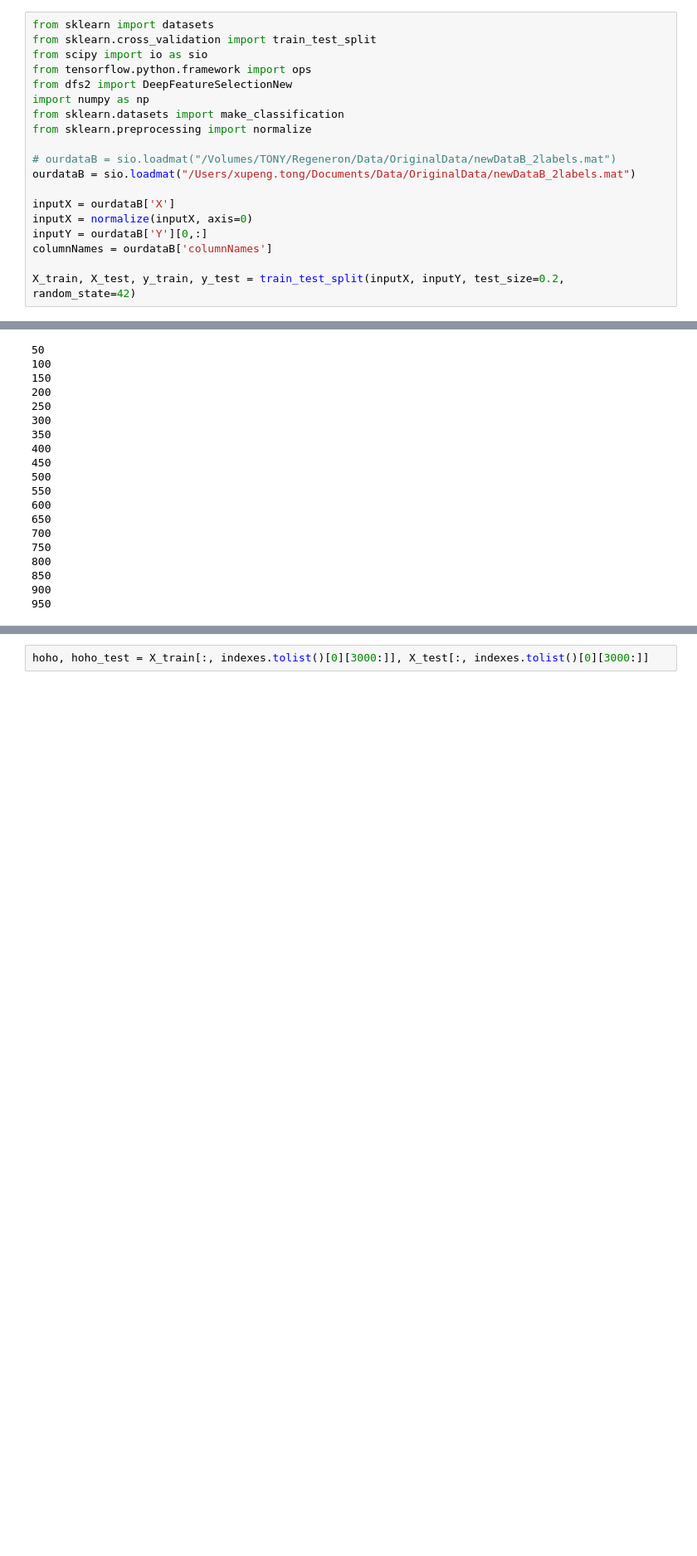
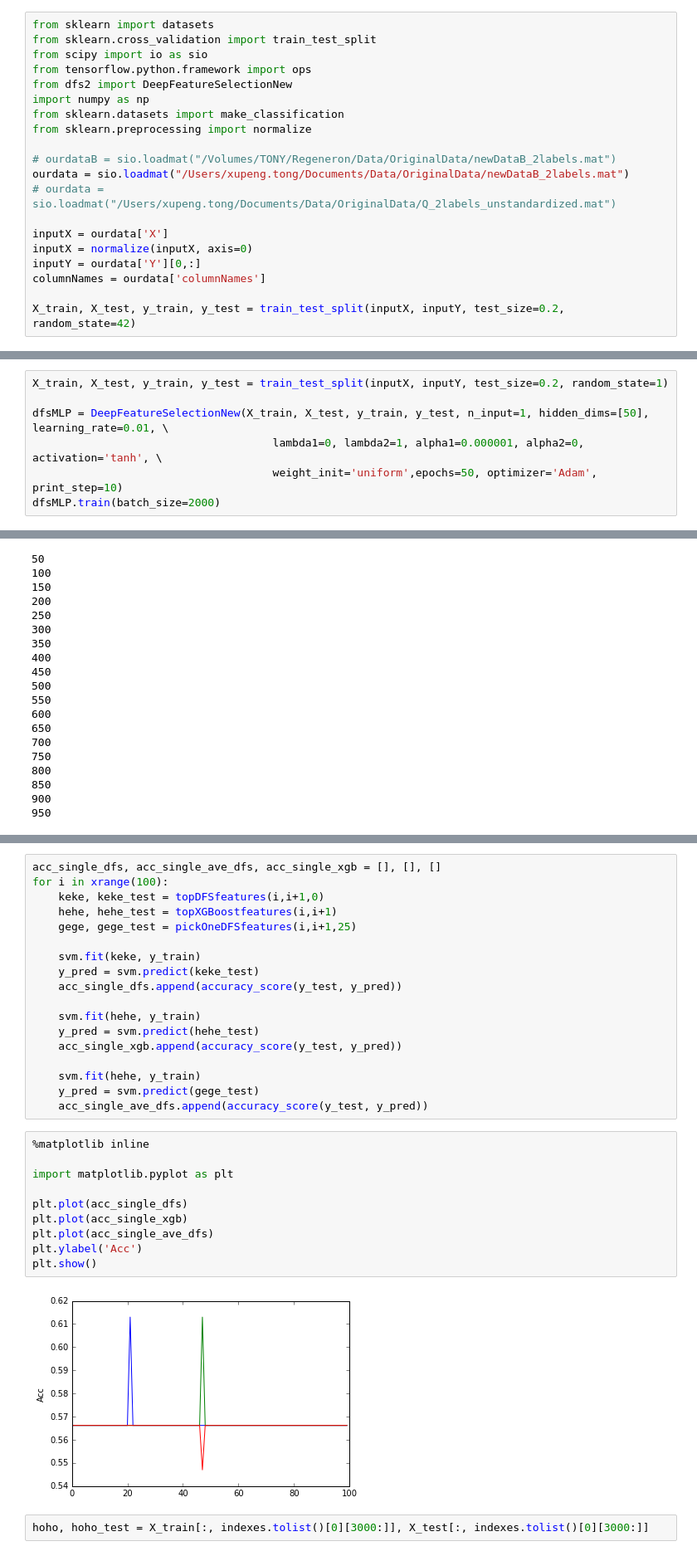
Before and after one commit to tonyabracadabra/DeepFeatureSelection--Tensorflow, a Jupyter notebook: ATest!.ipynb, the cells around one changed output, grey strips where cells are left out. Shown: that part at 83% size. Drawn from its saved outputs; the diff is of its cells as text; blank space fills up the shorter version.

```diff
--- a/ATest!.ipynb
+++ b/ATest!.ipynb
@@ -9,11 +9,12 @@ from sklearn.datasets import make_classification
 from sklearn.preprocessing import normalize
 
 # ourdataB = sio.loadmat("/Volumes/TONY/Regeneron/Data/OriginalData/newDataB_2labels.mat")
-ourdataB = sio.loadmat("/Users/xupeng.tong/Documents/Data/OriginalData/newDataB_2labels.mat")
+ourdata = sio.loadmat("/Users/xupeng.tong/Documents/Data/OriginalData/newDataB_2labels.mat")
+# ourdata = sio.loadmat("/Users/xupeng.tong/Documents/Data/OriginalData/Q_2labels_unstandardized.mat")
 
-inputX = ourdataB['X']
+inputX = ourdata['X']
 inputX = normalize(inputX, axis=0)
-inputY = ourdataB['Y'][0,:]
-columnNames = ourdataB['columnNames']
+inputY = ourdata['Y'][0,:]
+columnNames = ourdata['columnNames']
 
 X_train, X_test, y_train, y_test = train_test_split(inputX, inputY, test_size=0.2, random_state=42)
@@ -40,0 +54,7 @@ for lambda1 in xrange(0, 10, 1):
+# %%
+X_train, X_test, y_train, y_test = train_test_split(inputX, inputY, test_size=0.2, random_state=1)
+
+dfsMLP = DeepFeatureSelectionNew(X_train, X_test, y_train, y_test, n_input=1, hidden_dims=[50], learning_rate=0.01, \
+                                     lambda1=0, lambda2=1, alpha1=0.000001, alpha2=0, activation='tanh', \
+                                     weight_init='uniform',epochs=50, optimizer='Adam', print_step=10)
+dfsMLP.train(batch_size=2000)
@@ -296,3 +286,33 @@ print(accuracy_score(y_test, y_pred))
+# %%
+acc_single_dfs, acc_single_ave_dfs, acc_single_xgb = [], [], []
+for i in xrange(100):
+    keke, keke_test = topDFSfeatures(i,i+1,0)
+    hehe, hehe_test = topXGBoostfeatures(i,i+1)
+    gege, gege_test = pickOneDFSfeatures(i,i+1,25)
+
+    svm.fit(keke, y_train)
+    y_pred = svm.predict(keke_test)
+    acc_single_dfs.append(accuracy_score(y_test, y_pred))
+
+    svm.fit(hehe, y_train)
+    y_pred = svm.predict(hehe_test)
+    acc_single_xgb.append(accuracy_score(y_test, y_pred))
+
+    svm.fit(hehe, y_train)
+    y_pred = svm.predict(gege_test)
+    acc_single_ave_dfs.append(accuracy_score(y_test, y_pred))
+# %%
+%matplotlib inline
+
+import matplotlib.pyplot as plt
+
+plt.plot(acc_single_dfs)
+plt.plot(acc_single_xgb)
+plt.plot(acc_single_ave_dfs)
+plt.ylabel('Acc')
+plt.show()
+# %% [output]
+[figure, added]
 # %%
 hoho, hoho_test = X_train[:, indexes.tolist()[0][3000:]], X_test[:, indexes.tolist()[0][3000:]]
 # %%
```
Also changed, not shown: parts of 31 cells of this notebook, 5 other files.
